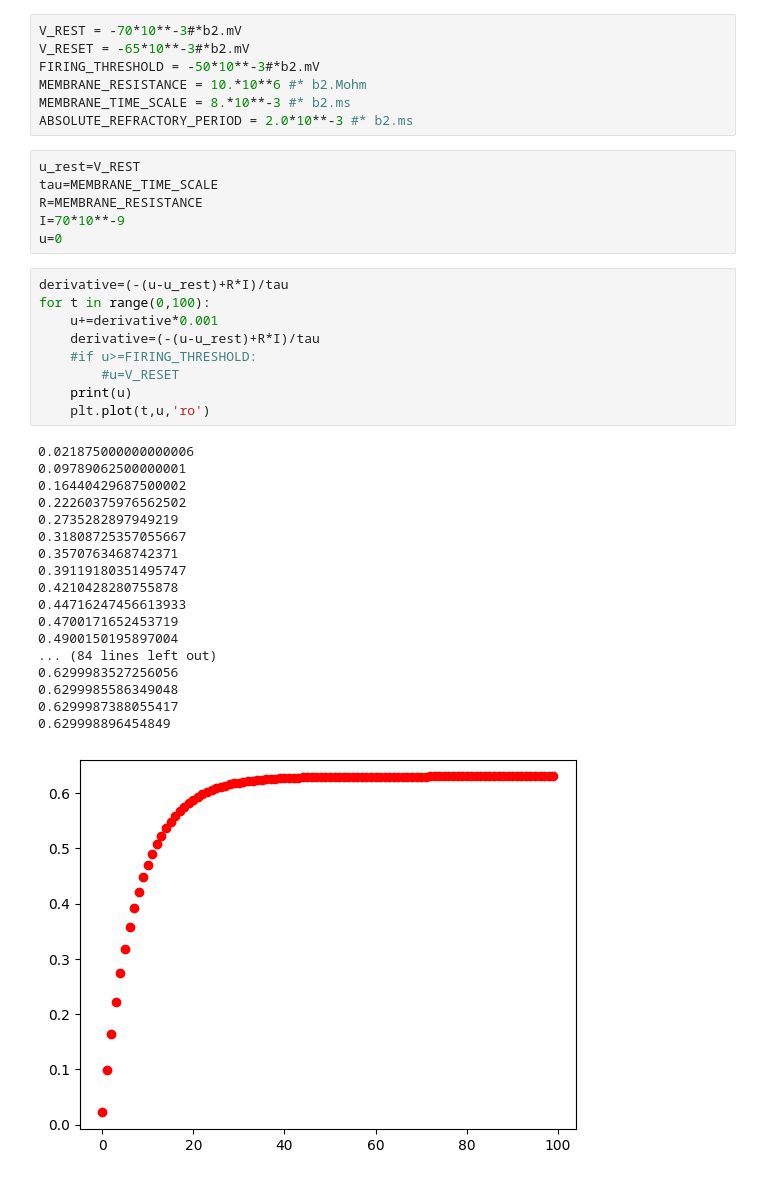
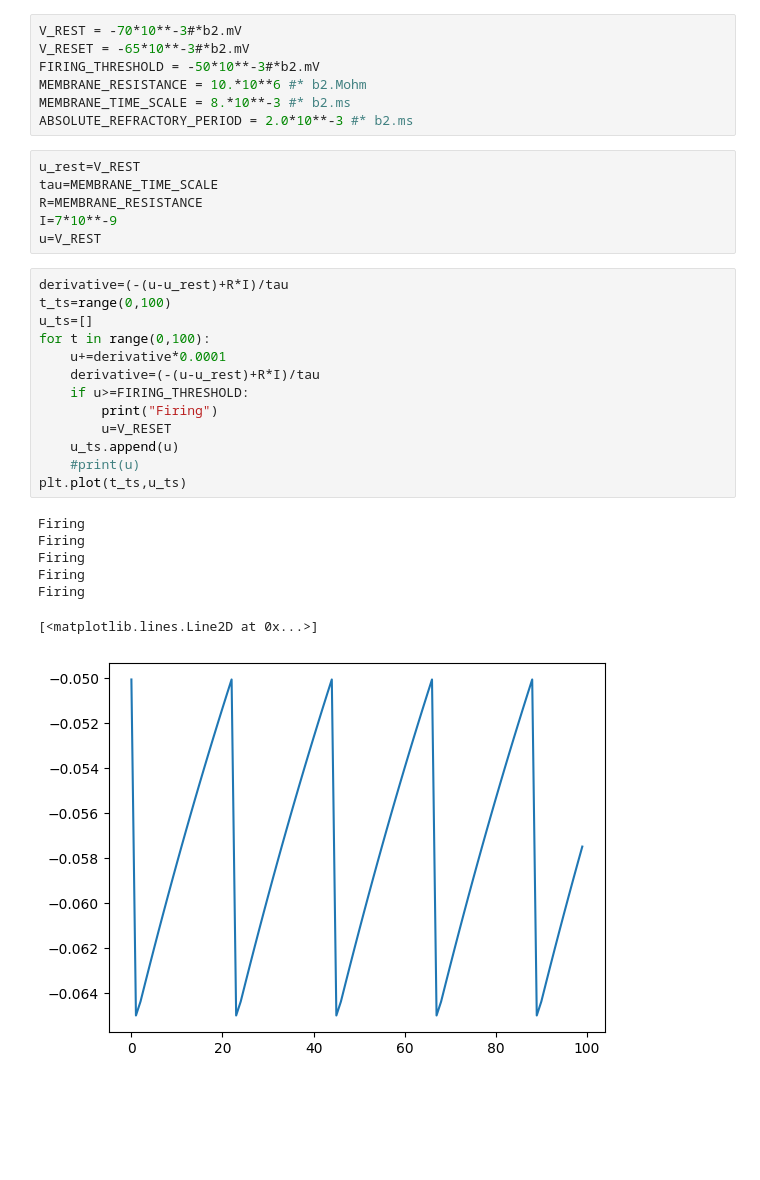
Before and after one commit to mariakesa/MITNeuralComputation, a Jupyter notebook: ProblemSet1/spiking_neuron.ipynb, the cells around one changed output. Saved outputs shown, nothing was run; the diff lists cells and outputs as text; blank space fills up the shorter version.

```diff
--- a/ProblemSet1/spiking_neuron.ipynb
+++ b/ProblemSet1/spiking_neuron.ipynb
@@ -12,33 +12,26 @@ ABSOLUTE_REFRACTORY_PERIOD = 2.0*10**-3 #* b2.ms
 u_rest=V_REST
 tau=MEMBRANE_TIME_SCALE
 R=MEMBRANE_RESISTANCE
-I=70*10**-9
-u=0
+I=7*10**-9
+u=V_REST
 # %%
 derivative=(-(u-u_rest)+R*I)/tau
+t_ts=range(0,100)
+u_ts=[]
 for t in range(0,100):
-    u+=derivative*0.001
+    u+=derivative*0.0001
     derivative=(-(u-u_rest)+R*I)/tau
-    #if u>=FIRING_THRESHOLD:
-        #u=V_RESET
-    print(u)
-    plt.plot(t,u,'ro')
+    if u>=FIRING_THRESHOLD:
+        print("Firing")
+        u=V_RESET
+    u_ts.append(u)
+    #print(u)
+plt.plot(t_ts,u_ts)
 # %% [output]
-0.021875000000000006
-0.09789062500000001
-0.16440429687500002
-0.22260375976562502
-0.2735282897949219
-0.31808725357055667
-0.3570763468742371
-0.39119180351495747
-0.4210428280755878
-0.44716247456613933
-0.4700171652453719
-0.4900150195897004
-... (84 lines left out)
-0.6299983527256056
-0.6299985586349048
-0.6299987388055417
-0.629998896454849
+Firing
+Firing
+Firing
+Firing
+Firing
+[<matplotlib.lines.Line2D at 0x...>]
-[figure, old version]
+[figure, new version]
```
